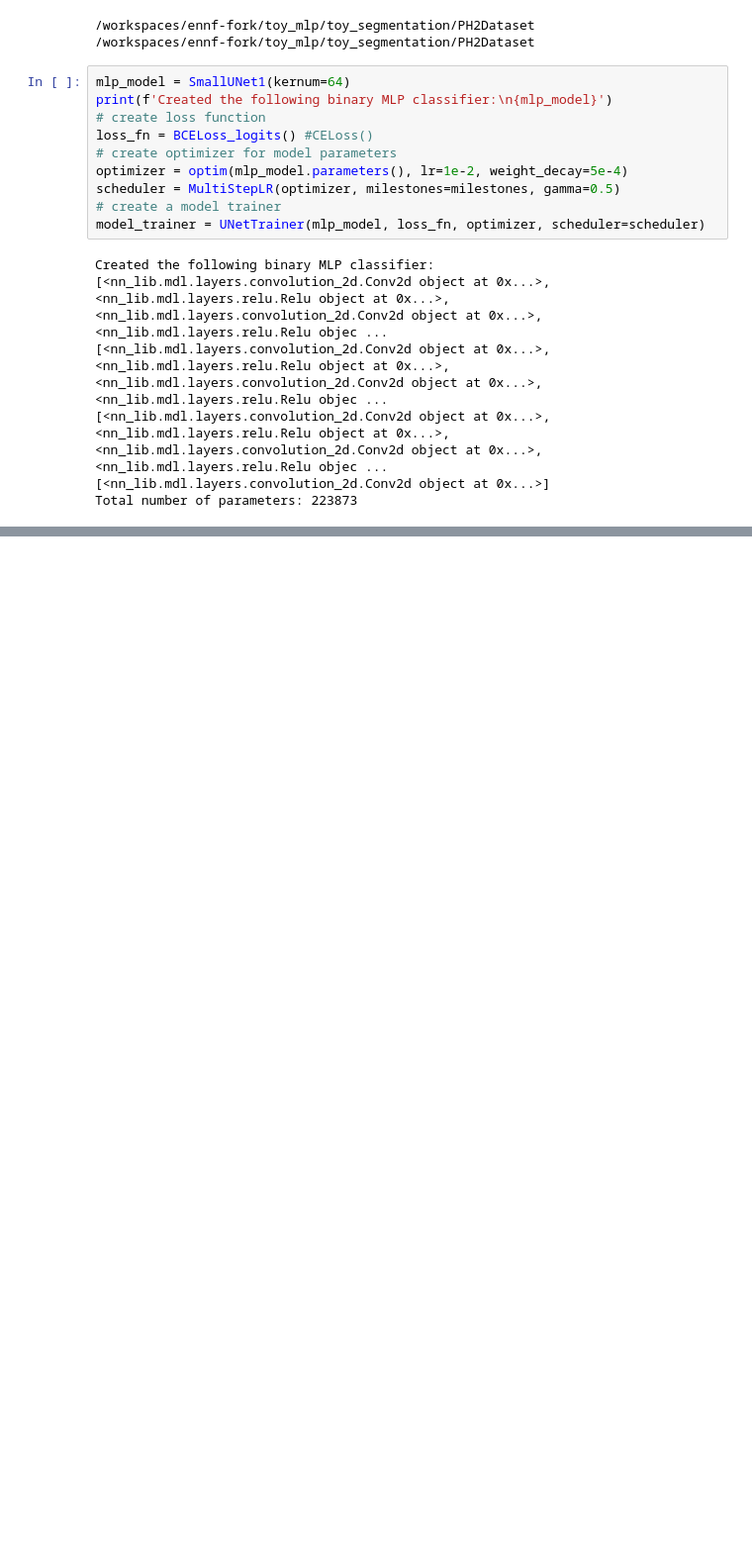
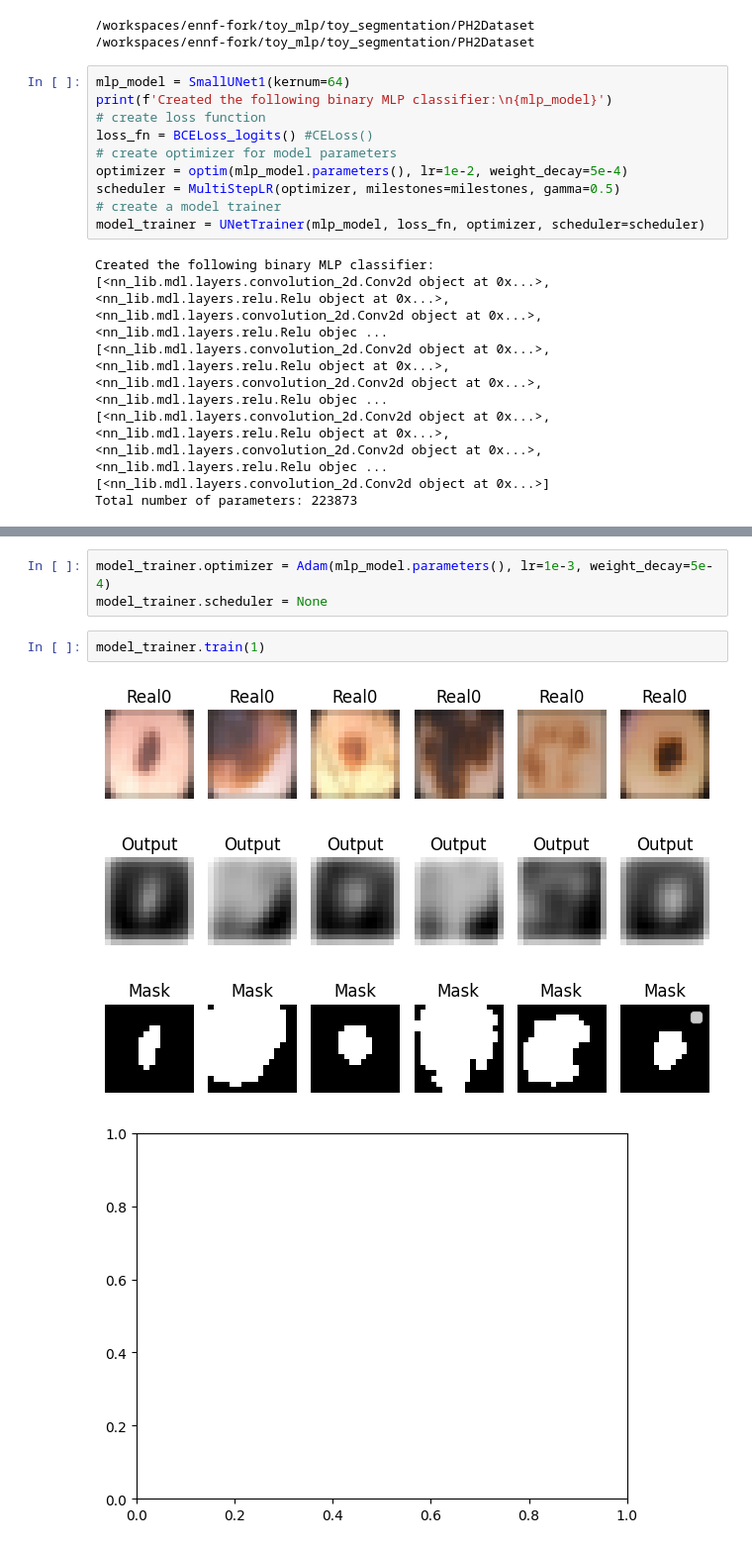
Before and after one commit to ch1cly/ennf-fork, a Jupyter notebook: toy_mlp/toy_segmentation/unet.ipynb, the cells around one changed output, grey strips where cells are left out. Shown at 99% size. Cells and saved outputs as stored; diff of their text form; blank space fills up the shorter version.

```diff
--- a/toy_mlp/toy_segmentation/unet.ipynb
+++ b/toy_mlp/toy_segmentation/unet.ipynb
@@ -90,0 +95,8 @@ model_trainer.train(1)
+# %%
+model_trainer.optimizer = Adam(mlp_model.parameters(), lr=1e-3, weight_decay=5e-4)
+model_trainer.scheduler = None
+# %%
+model_trainer.train(1)
+# %% [output]
+[figure, added]
+[figure, added]
```
Also changed, not shown: parts of 12 cells of this notebook.
